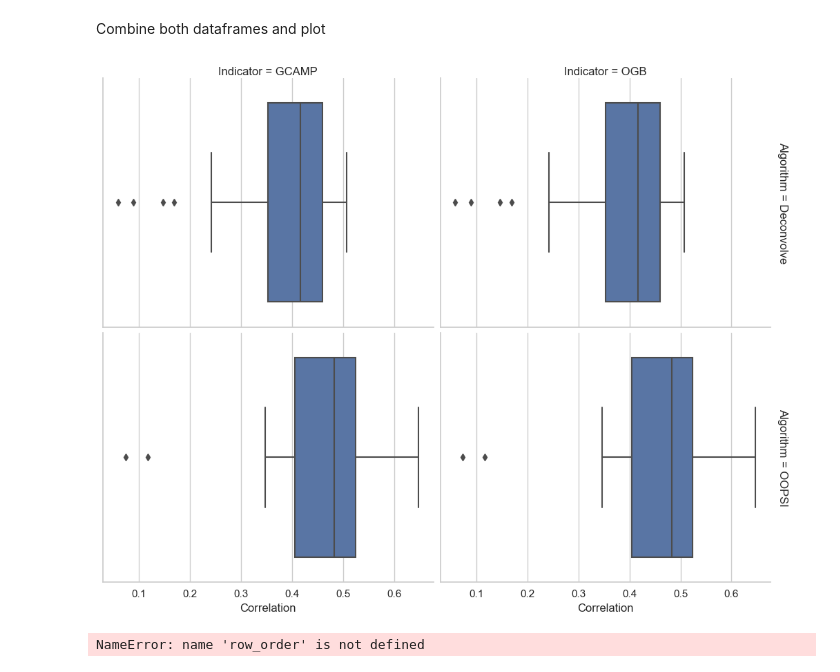
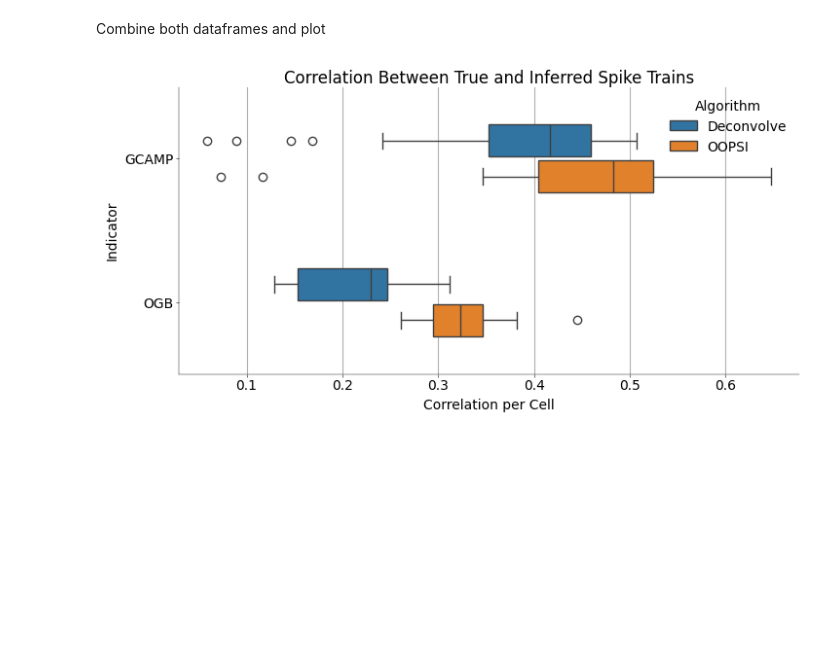
Before and after one commit to stedavkle/uni-tue-nds, a Jupyter notebook: CL3/notebooks/CodingLab3.ipynb, the cells around one changed output. Saved outputs shown, nothing was run; the diff lists cells and outputs as text; code cells hidden in the pictures; blank space fills up the shorter version.

```diff
--- a/CL3/notebooks/CodingLab3.ipynb
+++ b/CL3/notebooks/CodingLab3.ipynb
@@ -469,10 +477,10 @@ Create OGB dataframe
 # Create dataframe for OGB Cell as described (1 pt)
 # -------------------------------------------------
 
-#there is probably a nicer way but thats the easiest way to get the algorithm column labelled correctly
-#if its stupid but it works it ain't stupid
+# there is probably a nicer way but thats the easiest way to get the algorithm column labelled correctly
+# if its stupid but it works it ain't stupid
 ogb_df1 = pd.DataFrame(
-    {"Correlation": devonvolce_corr, "Algorithm": "Deconvolve", "Indicator": "OGB"}
+    {"Correlation": deconvolve_corr, "Algorithm": "Deconvolve", "Indicator": "OGB"}
 )
 ogb_df2 = pd.DataFrame(
     {"Correlation": oopsi_corr, "Algorithm": "OOPSI", "Indicator": "OGB"}
@@ -495,8 +503,6 @@ all_spikes = np.zeros_like(rs_gcamp_spikes)
 all_spikes = np.expand_dims(all_spikes, axis=-1)
 # Repeat along the new dimension to get the desired shape (length, cell, 3)
 all_spikes = np.repeat(all_spikes, 3, axis=-1)
-
-# TODO: We need to store heaviside data not deconvolved data!!
 
 # Then we need to compute the spike data for each cell
 for col in range(rs_gcamp_calcium.shape[1]):
@@ -508,11 +514,11 @@ for col in range(rs_gcamp_calcium.shape[1]):
         0
     ]  # save oopsi spike data
 
-devonvolce_corr = []
+deconvolve_corr = []
 oopsi_corr = []
 
 for col in range(all_spikes.shape[1]):
-    devonvolce_corr.append(
+    deconvolve_corr.append(
         np.corrcoef(all_spikes[:, col, 0], all_spikes[:, col, 1])[0, 1]
     )
     oopsi_corr.append(np.corrcoef(all_spikes[:, col, 0], all_spikes[:, col, 2])[0, 1])
@@ -523,7 +529,7 @@ Create GCamp dataframe
 # Create dataframe for GCamP Cell as described (1 pt)
 # ---------------------------------------------------
 gcamp_df1 = pd.DataFrame(
-    {"Correlation": devonvolce_corr, "Algorithm": "Deconvolve", "Indicator": "GCAMP"}
+    {"Correlation": deconvolve_corr, "Algorithm": "Deconvolve", "Indicator": "GCAMP"}
 )
 gcamp_df2 = pd.DataFrame(
     {"Correlation": oopsi_corr, "Algorithm": "OOPSI", "Indicator": "GCAMP"}
@@ -542,33 +548,23 @@ Combine both dataframes and plot
 # %%
 combined_df = pd.concat([gcamp_df, ogb_df])
 
 # ---------------------------------------------------------------------------
 # Create Strip/Boxplot for both cells and algorithms Cell as described (1 pt)
-# hint: you can seperate the algorithms by color
+# hint: you can separate the algorithms by color
 # ---------------------------------------------------------------------------
 
-# TODO: Plot shöner machen
-
-g = sns.FacetGrid(
-    combined_df,
-    row="Algorithm",
-    col="Indicator",
-    margin_titles=True,
-    height=4,
-    aspect=1.25,
+ax = sns.boxplot(
+    data=combined_df,
+    x="Correlation",
+    y="Indicator",
+    hue="Algorithm",
+    width=0.5,
+    gap=0.1,
 )
-# Map a boxplot onto the grid
-g.map(sns.boxplot, "Correlation")
-
-g.tight_layout()
+# vertical grid
+ax.grid(axis="x")
+ax.set_xlabel("Correlation per Cell")  # TODO passt das?
+ax.set_title("Correlation Between True and Inferred Spike Trains")
 plt.show()
 # %% [output]
-[figure, old version]
+[figure, new version]
-# %%
-g = sns.FacetGrid(combined_df, row="Algorithm", col="Indicator",  margin_titles=True)
-# Map a boxplot onto the grid
-g.map(sns.stripplot, "Correlation")
-# Show the plot
-plt.show()
-# %% [output]
-NameError: name 'row_order' is not defined
```
Also changed, not shown: parts of 18 cells of this notebook.
